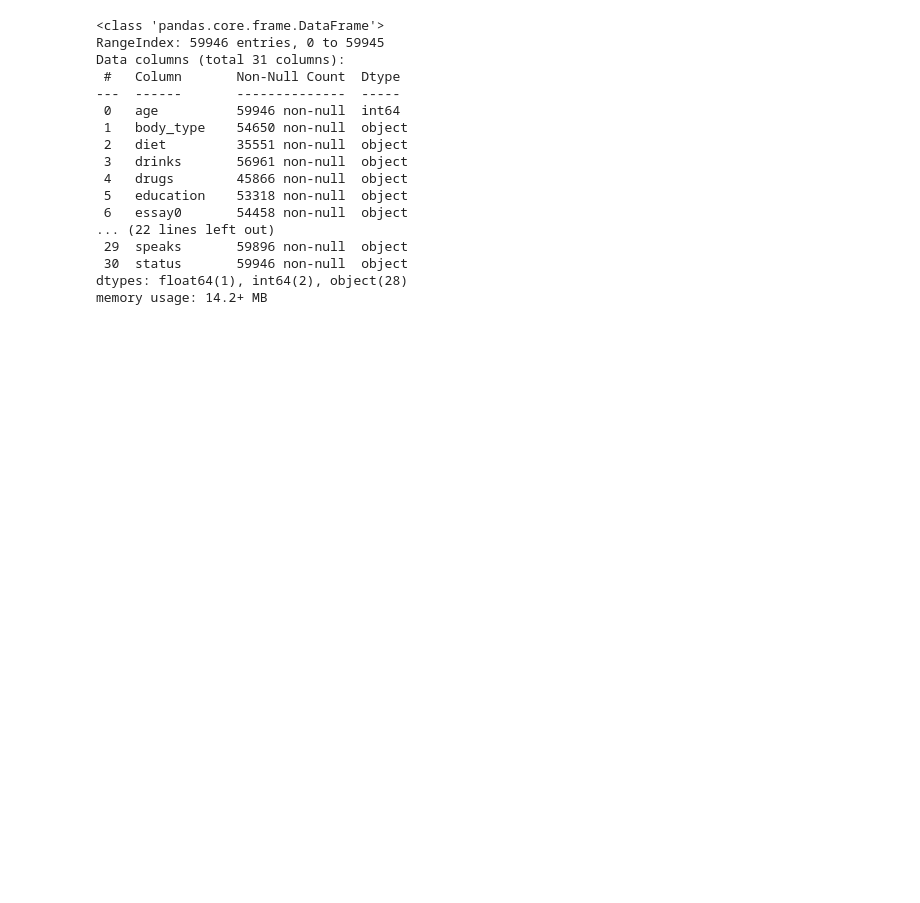
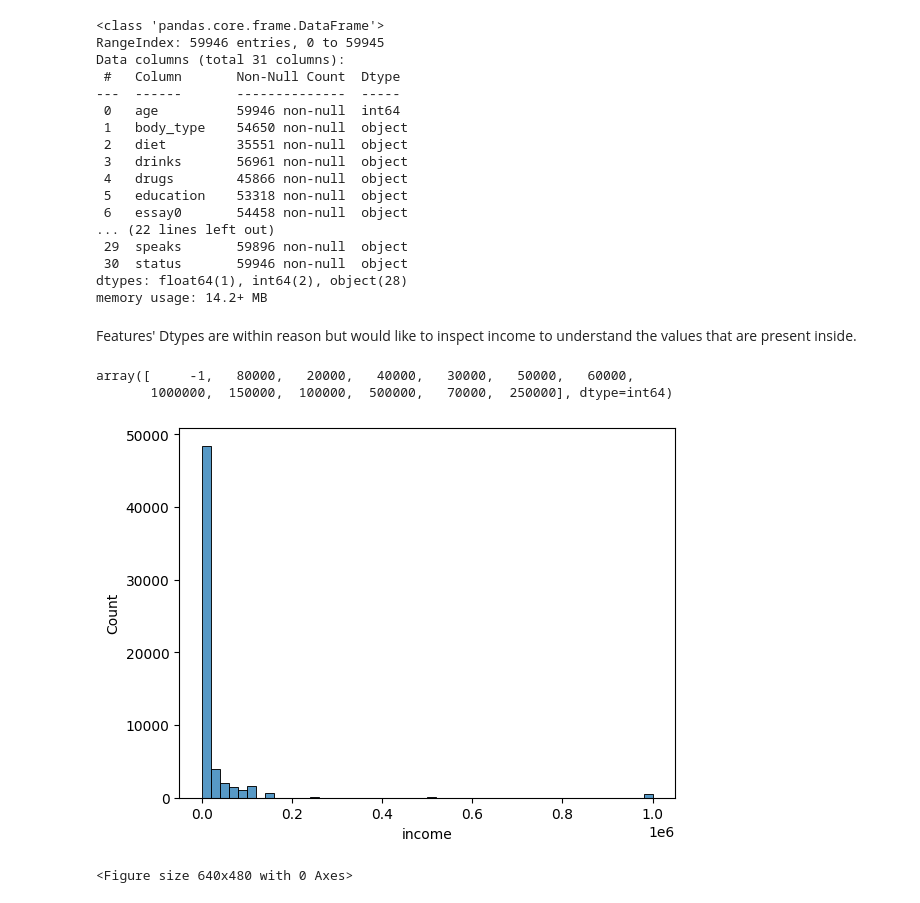
Before and after one commit to YSKAA423/OkCupid-Date-A-Scientist, a Jupyter notebook: Recommend_a_peer.ipynb, the cells around one changed output. Cells and saved outputs as stored; diff of their text form; code cells hidden in the pictures; blank space fills up the shorter version.

```diff
--- a/Recommend_a_peer.ipynb
+++ b/Recommend_a_peer.ipynb
@@ -51,3 +59,3 @@ import seaborn as sns
 # %%
-df = pd.read_csv("profiles.csv")
+Ind = pd.read_csv("profiles.csv")
 # %%
@@ -80,3 +88,18 @@ Data columns (total 31 columns):
  30  status       59946 non-null  object
 dtypes: float64(1), int64(2), object(28)
 memory usage: 14.2+ MB
+# %% [markdown]
+Features' Dtypes are within reason but would like to inspect income to understand the values that are present inside.
+# %%
+Ind.income.unique()
+# %% [output]
+array([     -1,   80000,   20000,   40000,   30000,   50000,   60000,
+       1000000,  150000,  100000,  500000,   70000,  250000], dtype=int64)
+# %%
+sns.histplot(Ind.income, bins=50)
+plt.plot()
+plt.show()
+plt.clf()
+# %% [output]
+[figure, added]
+<Figure size 640x480 with 0 Axes>
```
Also changed, not shown: parts of 19 cells of this notebook.
